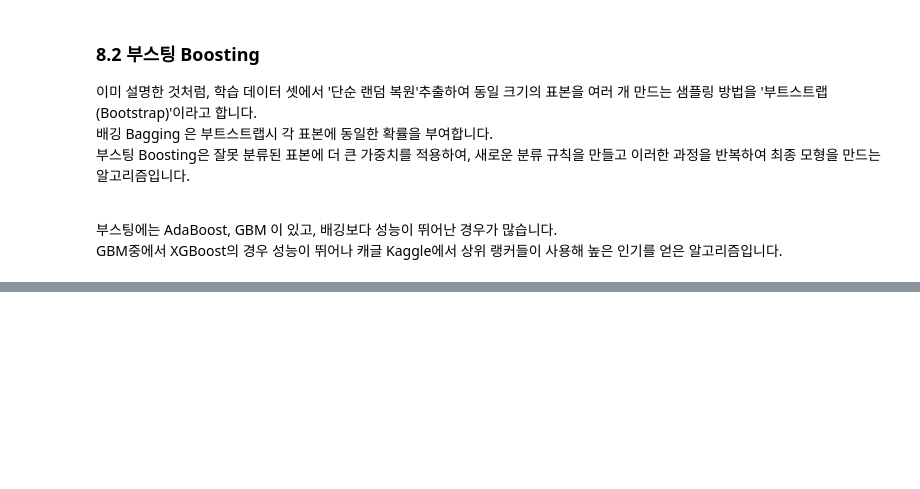
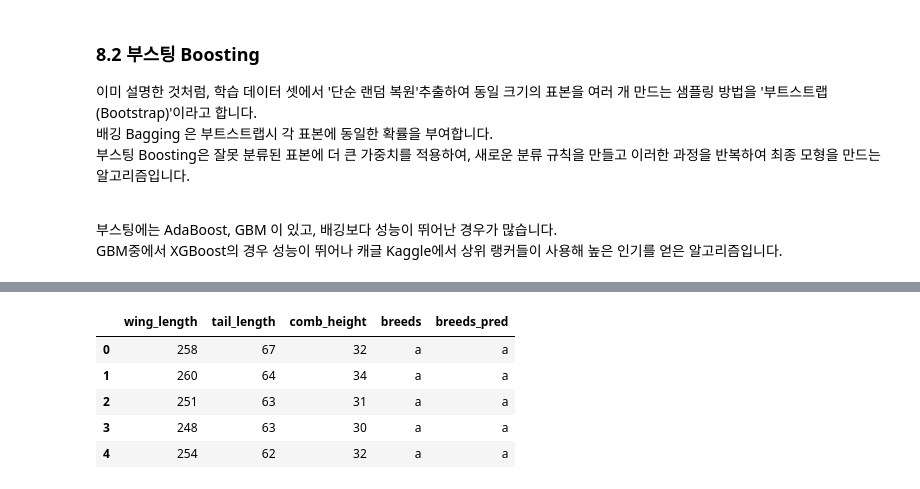
Before and after one commit to hyejinbeck/Chick-Growth, a Jupyter notebook: Analysis.ipynb, the cells around one changed output, grey strips where cells are left out. Drawn from its saved outputs; the diff is of its cells as text; code cells hidden in the pictures; blank space fills up the shorter version.

```diff
--- a/Analysis.ipynb
+++ b/Analysis.ipynb
@@ -1800,0 +2042,16 @@ GBM중에서 XGBoost의 경우 성능이 뛰어나 캐글 Kaggle에서 상위
+# %%
+############################################### 1
+
+# 예측값 데이터프레임화 + 열 이름 breeds_pred로 지정
+df_y_pred_svm = pd.DataFrame(y_pred_svm_l, columns = ['breeds_pred'])
+
+# 기존 test 데이터셋에 svm 예측 결과 열 합치기
+df_svm = pd.concat([df_test, df_y_pred_svm], axis = 1)
+df_svm.head()
+# %% [output]
+|  | wing_length | tail_length | comb_height | breeds | breeds_pred |
+| 0 | 258 | 67 | 32 | a | a |
+| 1 | 260 | 64 | 34 | a | a |
+| 2 | 251 | 63 | 31 | a | a |
+| 3 | 248 | 63 | 30 | a | a |
+| 4 | 254 | 62 | 32 | a | a |
```
Also changed, not shown: parts of 26 cells of this notebook, 1 other file.
